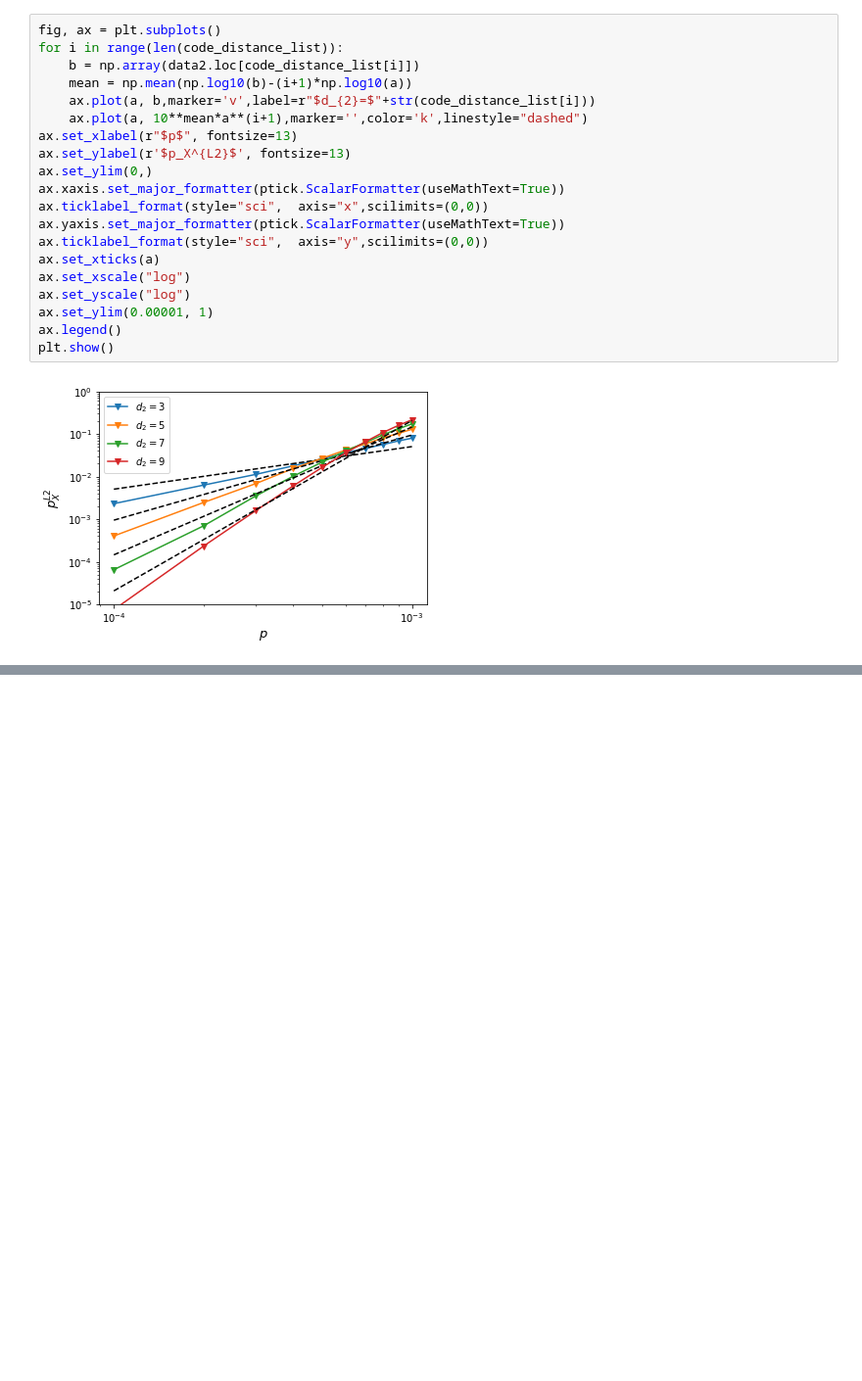
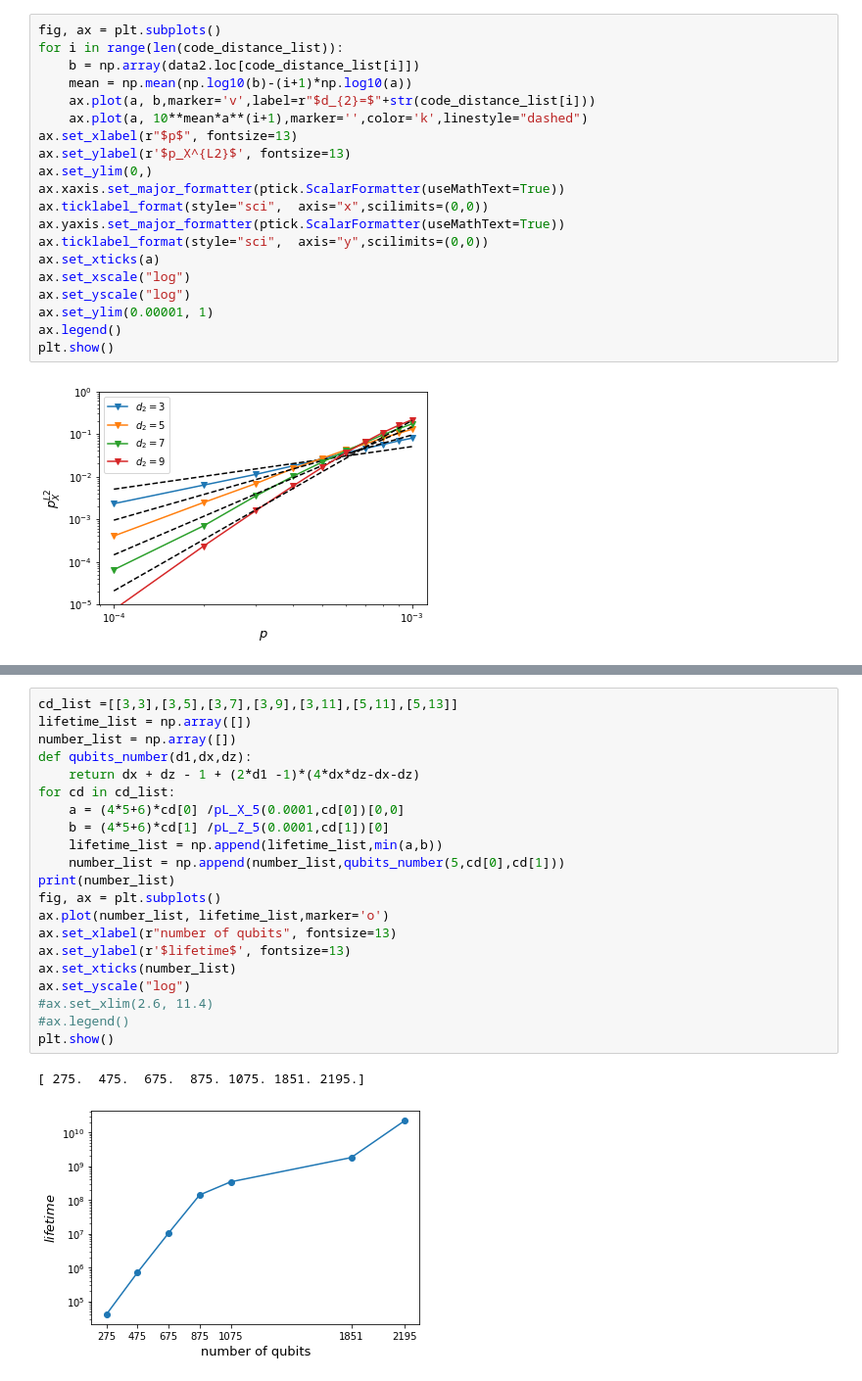
Before and after one commit to kono0924/Fujii-lab, a Jupyter notebook: surface_realistic/realistic_single_round/SWAP/csv_view.ipynb, the cells around one changed output, grey strips where cells are left out. Shown at 98% size. Drawn from its saved outputs; the diff is of its cells as text; blank space fills up the shorter version.

```diff
--- a/surface_realistic/realistic_single_round/SWAP/csv_view.ipynb
+++ b/surface_realistic/realistic_single_round/SWAP/csv_view.ipynb
@@ -1124,3 +1223,27 @@ ax.set_yscale("log")
+# %%
+cd_list =[[3,3],[3,5],[3,7],[3,9],[3,11],[5,11],[5,13]]
+lifetime_list = np.array([])
+number_list = np.array([])
+def qubits_number(d1,dx,dz):
+    return dx + dz - 1 + (2*d1 -1)*(4*dx*dz-dx-dz)
+for cd in cd_list:
+    a = (4*5+6)*cd[0] /pL_X_5(0.0001,cd[0])[0,0]
+    b = (4*5+6)*cd[1] /pL_Z_5(0.0001,cd[1])[0]
+    lifetime_list = np.append(lifetime_list,min(a,b))
+    number_list = np.append(number_list,qubits_number(5,cd[0],cd[1]))
+print(number_list)
+fig, ax = plt.subplots()
+ax.plot(number_list, lifetime_list,marker='o')
+ax.set_xlabel(r"number of qubits", fontsize=13)
+ax.set_ylabel(r'$lifetime$', fontsize=13)
+ax.set_xticks(number_list)
+ax.set_yscale("log")
+#ax.set_xlim(2.6, 11.4)
+#ax.legend()
+plt.show()
+# %% [output]
+[ 275.  475.  675.  875. 1075. 1851. 2195.]
+[figure, added]
 # %%
 # FUjii-labのパス
 path = "/Users/konohideki/Documents/Fujii-lab/surface_realistic/realistic_single_round/SWAP/d1=7,N=1,eta=1000"
```
Also changed, not shown: parts of 19 cells of this notebook, 1 other file.
